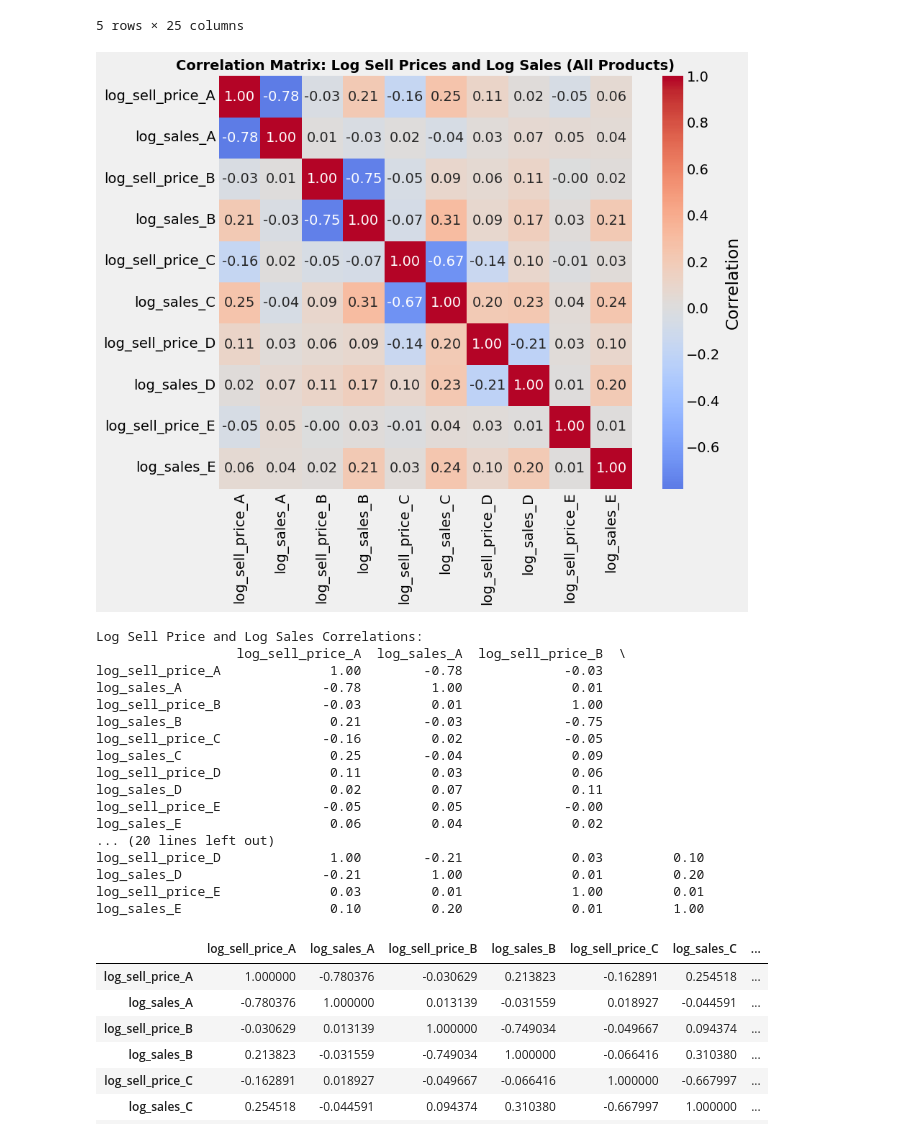
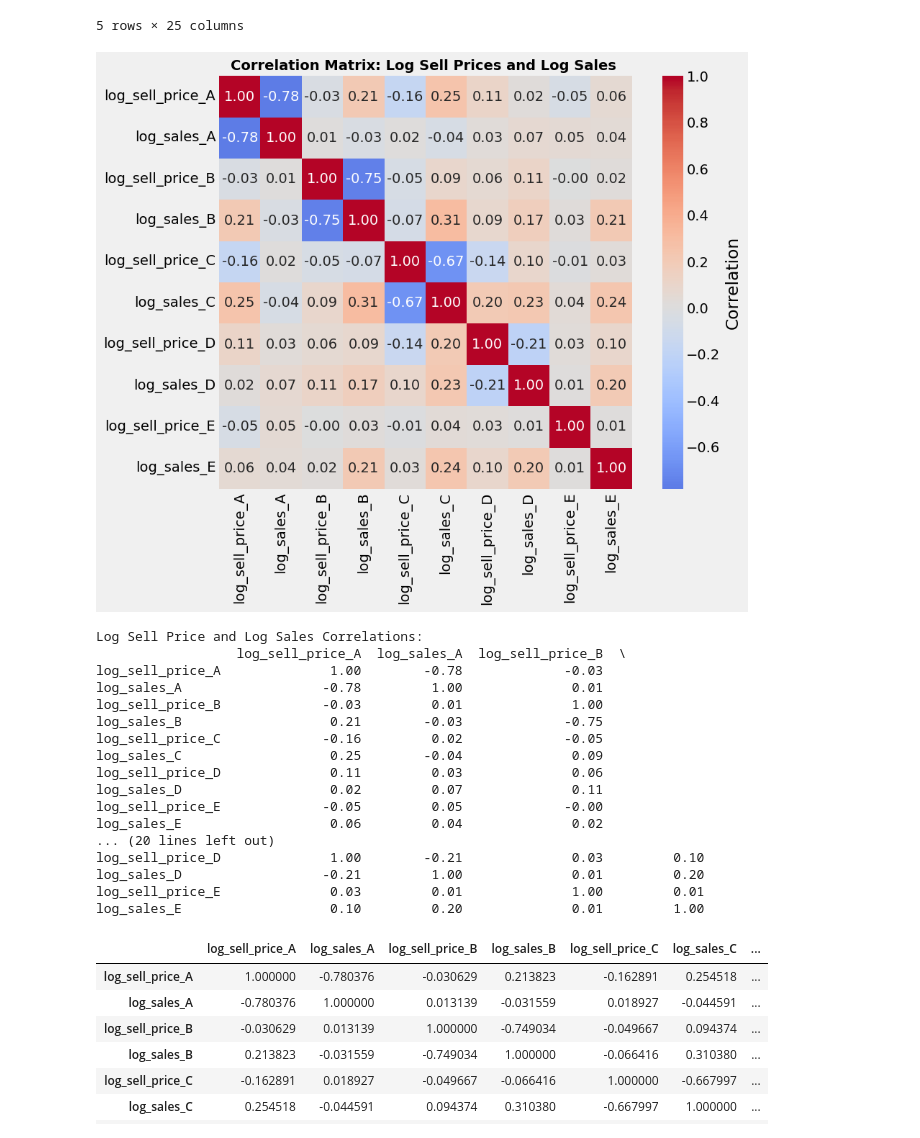
Before and after one commit to insoucyant/Pricing, a Jupyter notebook: analysis.ipynb, the cells around one changed output. Drawn from its saved outputs; the diff is of its cells as text; code cells hidden in the pictures.

Commit message:
Updated functions and visualizations

```diff
--- a/analysis.ipynb
+++ b/analysis.ipynb
@@ -19,6 +21,7 @@ raw_data = pd.read_csv(path)
 # raw_data.sample(3)
 # %%
 # Preprocess data
-df = support_functions.create_date_time_index(raw_data)
+df = support_functions.rawDataReorganise(raw_data)
 # quick check of products
 # df['product_id'].value_counts()
+df
@@ -76,21 +245,9 @@ df_merge.head()
 df_merge = sf.create_temporal_features(df_merge)
 # df_merge.sample(10)
 # %%
-# Correlation plot of log_sell_price and log_sales for all products
-corr_cols = [col for col in df_merge.columns if ('log_sell_price' in col) or ('log_sales' in col)]
-price_corr = df_merge[corr_cols].corr()
-
-fig, ax = plt.subplots(figsize=(10, 8))
-sns.heatmap(price_corr, annot=True, fmt='.2f', cmap='coolwarm', center=0,
-            square=True, ax=ax, cbar_kws={'label': 'Correlation'})
-ax.set_title('Correlation Matrix: Log Sell Prices and Log Sales (All Products)', fontsize=14, fontweight='bold')
-plt.tight_layout()
-plt.show()
-
-print('Log Sell Price and Log Sales Correlations:')
-print(price_corr.round(2))
+df_corr = sa.log_correlation_plot(df_merge)
 # %% [output]
-[figure, old version]
+[figure, new version]
 Log Sell Price and Log Sales Correlations:
                   log_sell_price_A  log_sales_A  log_sell_price_B  \
 log_sell_price_A              1.00        -0.78             -0.03
```
Also changed, not shown: parts of 20 cells of this notebook, 2 other files.
